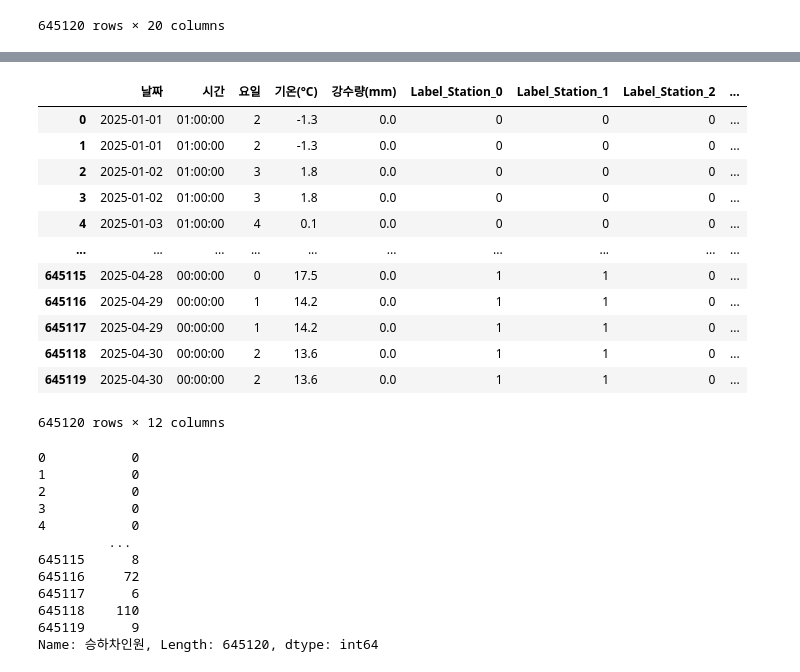
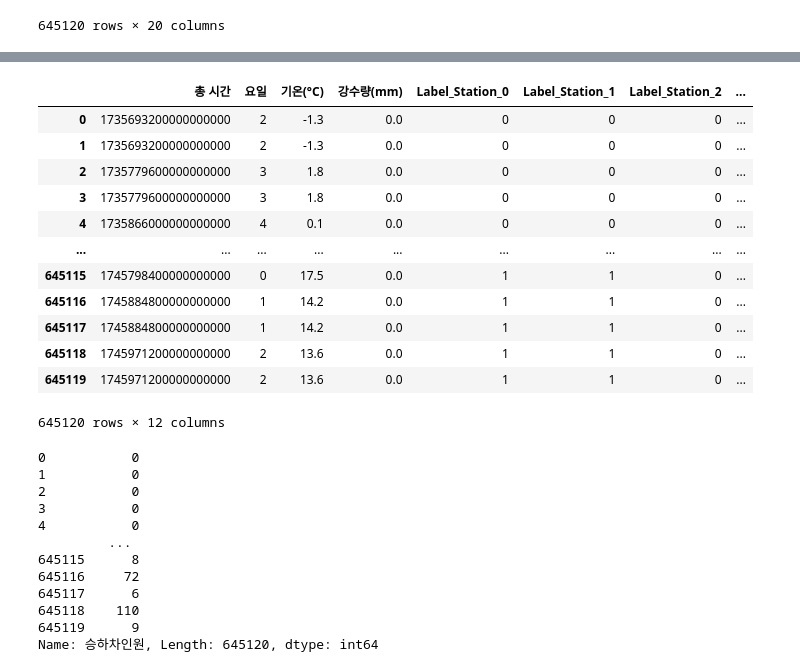
Before and after one commit to scholar-star/Predict_Project-Data, a Jupyter notebook: data_processing.ipynb, the cells around one changed output, grey strips where cells are left out. Cells and saved outputs as stored; diff of their text form; code cells hidden in the pictures.

```diff
--- a/data_processing.ipynb
+++ b/data_processing.ipynb
@@ -671,3 +671,12 @@ synth_data_encoded
 | 645118 | 235 | 화명 | 2025-04-30 | 수 | 하차 | 부산광역시 북구 화명동 1458-9 | 북구 | 00:00 | 110 | 13.6 | 1.7 | ... |
 | 645119 | 235 | 화명 | 2025-04-30 | 수 | 승차 | 부산광역시 북구 화명동 1458-9 | 북구 | 00:00 | 9 | 13.6 | 1.7 | ... |
 645120 rows × 20 columns
+# %%
+def dis(row):
+    if row['구분']=="승차":
+        row['구분'] = 1
+    else:
+        row['구분'] = 0
+    return row
+
+synth_data_encoded = synth_data_encoded.apply(dis, axis=1)
@@ -741,6 +766,9 @@ memory usage: 98.4+ MB
 # %%
 synth_data_interpolated['날짜와 시간'] = synth_data_interpolated['날짜']+' '+synth_data_interpolated['시간']
 # %%
+synth_data_interpolated['날짜와 시간'] = pd.to_datetime(synth_data_interpolated['날짜와 시간'])
+synth_data_interpolated['총 시간'] = synth_data_interpolated['날짜와 시간'].astype('int64')
+synth_data_interpolated['요일'] = synth_data_interpolated['날짜와 시간'].dt.dayofweek
 synth_data_interpolated
 # %% [output]
 |  | 역번호 | 역명 | 날짜 | 요일 | 구분 | 지번주소 | 기상구역 | 시간 | 승하차인원 | 기온(°C) | ... | ... |
@@ -801,3 +824,0 @@ synth_data_interpolated['요일'] = synth_data_interpolated['날짜와 시간'].
-# %%
-synth_data_interpolated['날짜'] = synth_data_interpolated['날짜와 시간'].dt.date
-synth_data_interpolated['시간'] = synth_data_interpolated['날짜와 시간'].dt.time
@@ -838,22 +863,22 @@ synth_data_interpolated
 # %%
-# 넣을 feature들 = ['날짜','시간','요일','기온','강수량','역명(원핫인코딩)']
+# 넣을 feature들 = ['총 시간(날짜+시간)','요일','기온','강수량','역명(원핫인코딩)', '구분]
 # 데이터(시계열) 분할 시작
 
-X = synth_data_interpolated[['날짜', '시간', '요일','기온(°C)','강수량(mm)','Label_Station_0', 'Label_Station_1', 'Label_Station_2', 'Label_Station_3', 'Label_Station_4', 'Label_Station_5', 'Label_Station_6']]
+X = synth_data_interpolated[['총 시간', '요일','기온(°C)','강수량(mm)','Label_Station_0', 'Label_Station_1', 'Label_Station_2', 'Label_Station_3', 'Label_Station_4', 'Label_Station_5', 'Label_Station_6', '구분']]
 X
 # %% [output]
-|  | 날짜 | 시간 | 요일 | 기온(°C) | 강수량(mm) | Label_Station_0 | Label_Station_1 | Label_Station_2 | ... |
-| 0 | 2025-01-01 | 01:00:00 | 2 | -1.3 | 0.0 | 0 | 0 | 0 | ... |
-| 1 | 2025-01-01 | 01:00:00 | 2 | -1.3 | 0.0 | 0 | 0 | 0 | ... |
-| 2 | 2025-01-02 | 01:00:00 | 3 | 1.8 | 0.0 | 0 | 0 | 0 | ... |
-| 3 | 2025-01-02 | 01:00:00 | 3 | 1.8 | 0.0 | 0 | 0 | 0 | ... |
-| 4 | 2025-01-03 | 01:00:00 | 4 | 0.1 | 0.0 | 0 | 0 | 0 | ... |
-| ... | ... | ... | ... | ... | ... | ... | ... | ... | ... |
-| 645115 | 2025-04-28 | 00:00:00 | 0 | 17.5 | 0.0 | 1 | 1 | 0 | ... |
-| 645116 | 2025-04-29 | 00:00:00 | 1 | 14.2 | 0.0 | 1 | 1 | 0 | ... |
-| 645117 | 2025-04-29 | 00:00:00 | 1 | 14.2 | 0.0 | 1 | 1 | 0 | ... |
-| 645118 | 2025-04-30 | 00:00:00 | 2 | 13.6 | 0.0 | 1 | 1 | 0 | ... |
-| 645119 | 2025-04-30 | 00:00:00 | 2 | 13.6 | 0.0 | 1 | 1 | 0 | ... |
+|  | 총 시간 | 요일 | 기온(°C) | 강수량(mm) | Label_Station_0 | Label_Station_1 | Label_Station_2 | ... |
+| 0 | 1735693200000000000 | 2 | -1.3 | 0.0 | 0 | 0 | 0 | ... |
+| 1 | 1735693200000000000 | 2 | -1.3 | 0.0 | 0 | 0 | 0 | ... |
+| 2 | 1735779600000000000 | 3 | 1.8 | 0.0 | 0 | 0 | 0 | ... |
+| 3 | 1735779600000000000 | 3 | 1.8 | 0.0 | 0 | 0 | 0 | ... |
+| 4 | 1735866000000000000 | 4 | 0.1 | 0.0 | 0 | 0 | 0 | ... |
+| ... | ... | ... | ... | ... | ... | ... | ... | ... |
+| 645115 | 1745798400000000000 | 0 | 17.5 | 0.0 | 1 | 1 | 0 | ... |
+| 645116 | 1745884800000000000 | 1 | 14.2 | 0.0 | 1 | 1 | 0 | ... |
+| 645117 | 1745884800000000000 | 1 | 14.2 | 0.0 | 1 | 1 | 0 | ... |
+| 645118 | 1745971200000000000 | 2 | 13.6 | 0.0 | 1 | 1 | 0 | ... |
+| 645119 | 1745971200000000000 | 2 | 13.6 | 0.0 | 1 | 1 | 0 | ... |
 645120 rows × 12 columns
 # %%
 y = synth_data_interpolated['승하차인원']
```
Also changed, not shown: parts of 12 cells of this notebook.
